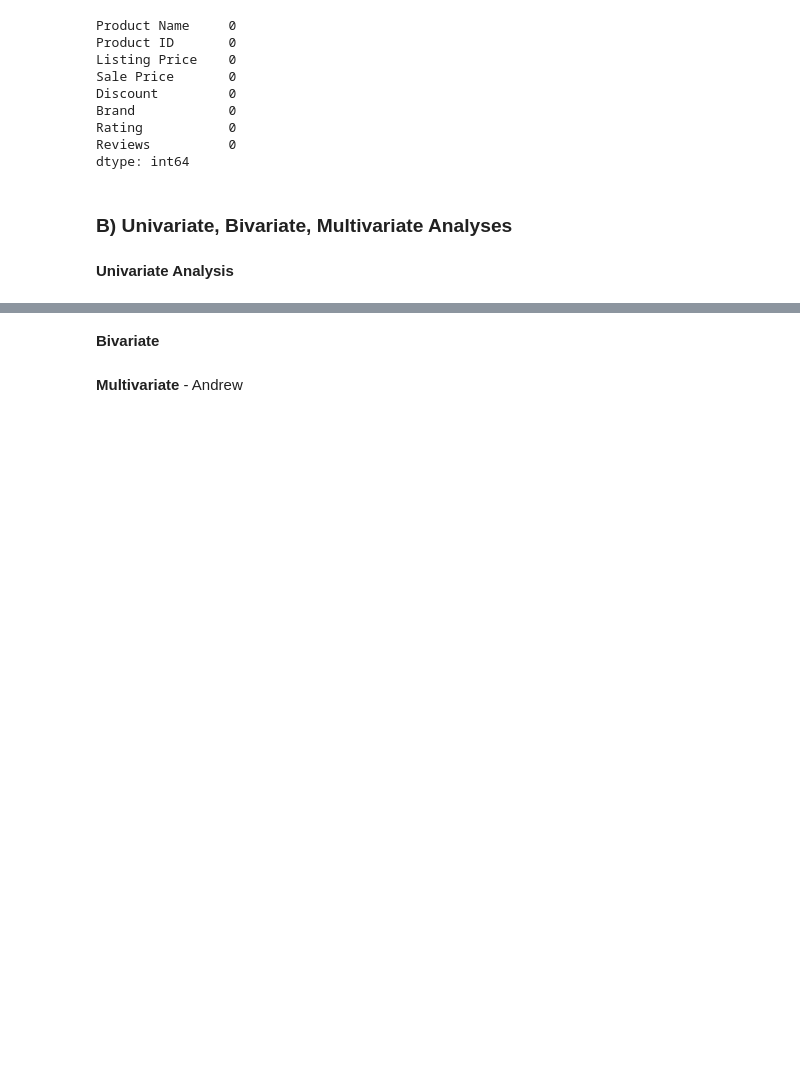
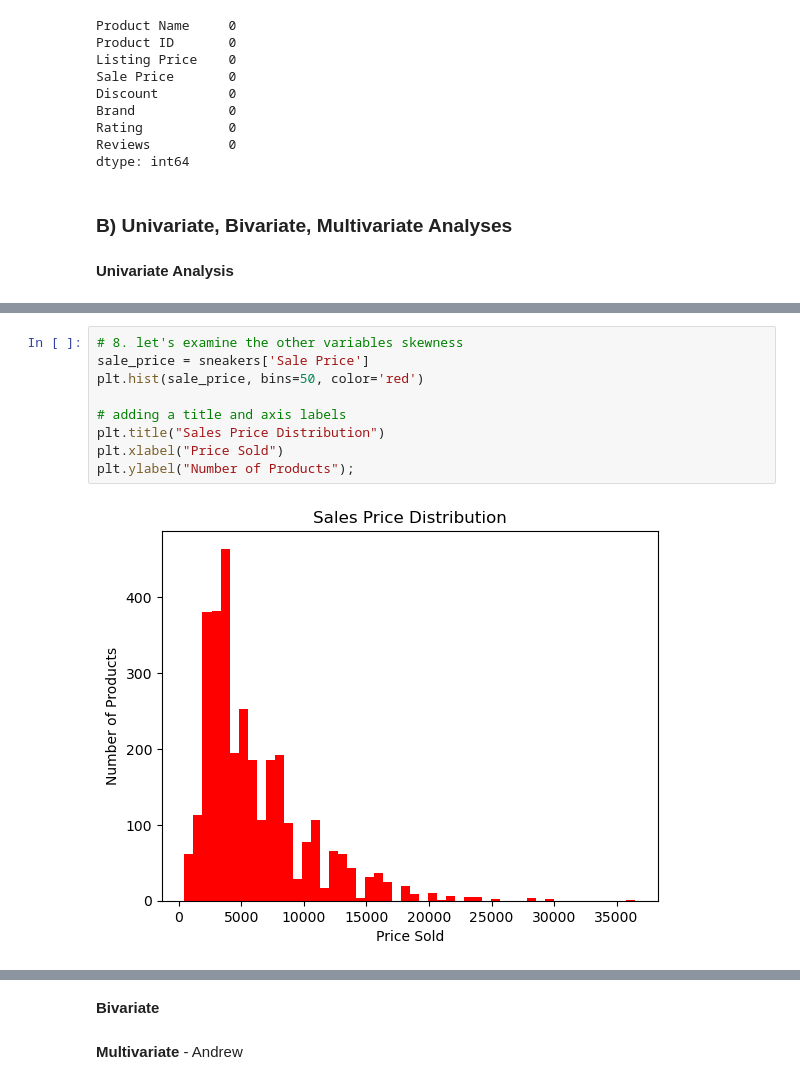
Before and after one commit to apbadzioch/DataSci_FA24, a Jupyter notebook: Mid_Term/GroupMidterm.ipynb, the cells around one changed output, grey strips where cells are left out. Saved outputs shown, nothing was run; the diff lists cells and outputs as text; blank space fills up the shorter version.

```diff
--- a/Mid_Term/GroupMidterm.ipynb
+++ b/Mid_Term/GroupMidterm.ipynb
@@ -175,0 +230,11 @@ dtype: int64
+# %%
+# 8. let's examine the other variables skewness
+sale_price = sneakers['Sale Price']
+plt.hist(sale_price, bins=50, color='red')
+
+# adding a title and axis labels
+plt.title("Sales Price Distribution")
+plt.xlabel("Price Sold")
+plt.ylabel("Number of Products");
+# %% [output]
+[figure, added]
```
Also changed, not shown: parts of 10 cells of this notebook.
